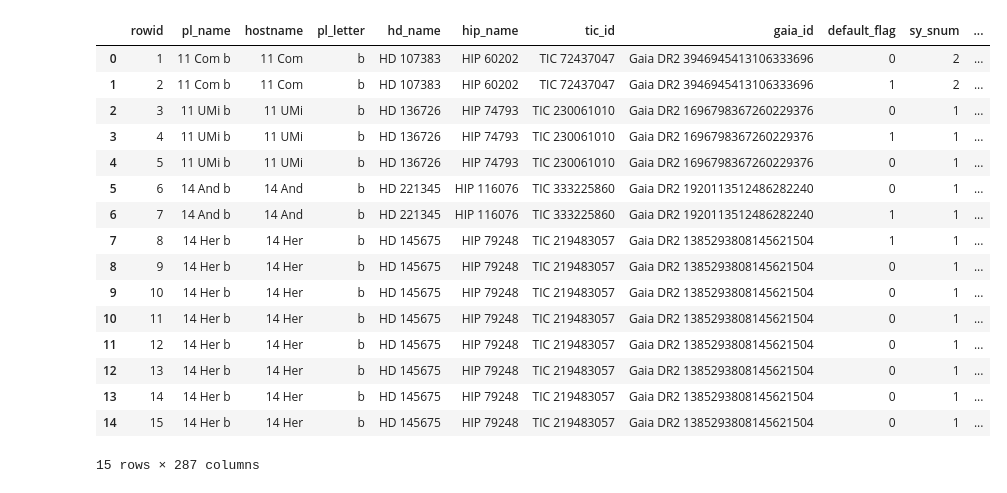
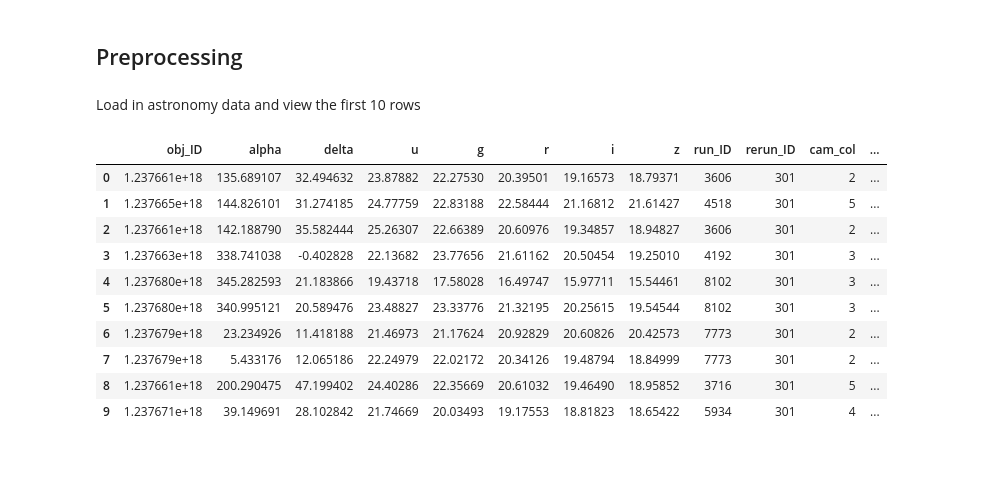
Before and after one commit to zhutchens/astronomy_analysis, a Jupyter notebook: astronomy.ipynb, the cells around one changed output. Drawn from its saved outputs; the diff is of its cells as text; code cells hidden in the pictures; blank space fills up the shorter version.

```diff
--- a/astronomy.ipynb
+++ b/astronomy.ipynb
@@ -8,21 +10,19 @@ warnings.filterwarnings('ignore')
+# %% [markdown]
+<h2>Preprocessing</h2>
+# %% [markdown]
+Load in astronomy data and view the first 10 rows
 # %%
-planetary_data = pd.read_csv('data/NASA_Exoplanet_Planetary.csv')
-planetary_data.head(15)
+astronomy_data = pd.read_csv('data/star_classification.csv')
+astronomy_data.head(10)
 # %% [output]
-|  | rowid | pl_name | hostname | pl_letter | hd_name | hip_name | tic_id | gaia_id | default_flag | sy_snum | ... |
-| 0 | 1 | 11 Com b | 11 Com | b | HD 107383 | HIP 60202 | TIC 72437047 | Gaia DR2 3946945413106333696 | 0 | 2 | ... |
-| 1 | 2 | 11 Com b | 11 Com | b | HD 107383 | HIP 60202 | TIC 72437047 | Gaia DR2 3946945413106333696 | 1 | 2 | ... |
-| 2 | 3 | 11 UMi b | 11 UMi | b | HD 136726 | HIP 74793 | TIC 230061010 | Gaia DR2 1696798367260229376 | 0 | 1 | ... |
-| 3 | 4 | 11 UMi b | 11 UMi | b | HD 136726 | HIP 74793 | TIC 230061010 | Gaia DR2 1696798367260229376 | 1 | 1 | ... |
-| 4 | 5 | 11 UMi b | 11 UMi | b | HD 136726 | HIP 74793 | TIC 230061010 | Gaia DR2 1696798367260229376 | 0 | 1 | ... |
-| 5 | 6 | 14 And b | 14 And | b | HD 221345 | HIP 116076 | TIC 333225860 | Gaia DR2 1920113512486282240 | 0 | 1 | ... |
-| 6 | 7 | 14 And b | 14 And | b | HD 221345 | HIP 116076 | TIC 333225860 | Gaia DR2 1920113512486282240 | 1 | 1 | ... |
-| 7 | 8 | 14 Her b | 14 Her | b | HD 145675 | HIP 79248 | TIC 219483057 | Gaia DR2 1385293808145621504 | 1 | 1 | ... |
-| 8 | 9 | 14 Her b | 14 Her | b | HD 145675 | HIP 79248 | TIC 219483057 | Gaia DR2 1385293808145621504 | 0 | 1 | ... |
-| 9 | 10 | 14 Her b | 14 Her | b | HD 145675 | HIP 79248 | TIC 219483057 | Gaia DR2 1385293808145621504 | 0 | 1 | ... |
-| 10 | 11 | 14 Her b | 14 Her | b | HD 145675 | HIP 79248 | TIC 219483057 | Gaia DR2 1385293808145621504 | 0 | 1 | ... |
-| 11 | 12 | 14 Her b | 14 Her | b | HD 145675 | HIP 79248 | TIC 219483057 | Gaia DR2 1385293808145621504 | 0 | 1 | ... |
-| 12 | 13 | 14 Her b | 14 Her | b | HD 145675 | HIP 79248 | TIC 219483057 | Gaia DR2 1385293808145621504 | 0 | 1 | ... |
-| 13 | 14 | 14 Her b | 14 Her | b | HD 145675 | HIP 79248 | TIC 219483057 | Gaia DR2 1385293808145621504 | 0 | 1 | ... |
-| 14 | 15 | 14 Her b | 14 Her | b | HD 145675 | HIP 79248 | TIC 219483057 | Gaia DR2 1385293808145621504 | 0 | 1 | ... |
+|  | obj_ID | alpha | delta | u | g | r | i | z | run_ID | rerun_ID | cam_col | ... |
+| 0 | 1.237661e+18 | 135.689107 | 32.494632 | 23.87882 | 22.27530 | 20.39501 | 19.16573 | 18.79371 | 3606 | 301 | 2 | ... |
+| 1 | 1.237665e+18 | 144.826101 | 31.274185 | 24.77759 | 22.83188 | 22.58444 | 21.16812 | 21.61427 | 4518 | 301 | 5 | ... |
+| 2 | 1.237661e+18 | 142.188790 | 35.582444 | 25.26307 | 22.66389 | 20.60976 | 19.34857 | 18.94827 | 3606 | 301 | 2 | ... |
+| 3 | 1.237663e+18 | 338.741038 | -0.402828 | 22.13682 | 23.77656 | 21.61162 | 20.50454 | 19.25010 | 4192 | 301 | 3 | ... |
+| 4 | 1.237680e+18 | 345.282593 | 21.183866 | 19.43718 | 17.58028 | 16.49747 | 15.97711 | 15.54461 | 8102 | 301 | 3 | ... |
+| 5 | 1.237680e+18 | 340.995121 | 20.589476 | 23.48827 | 23.33776 | 21.32195 | 20.25615 | 19.54544 | 8102 | 301 | 3 | ... |
+| 6 | 1.237679e+18 | 23.234926 | 11.418188 | 21.46973 | 21.17624 | 20.92829 | 20.60826 | 20.42573 | 7773 | 301 | 2 | ... |
+| 7 | 1.237679e+18 | 5.433176 | 12.065186 | 22.24979 | 22.02172 | 20.34126 | 19.48794 | 18.84999 | 7773 | 301 | 2 | ... |
+| 8 | 1.237661e+18 | 200.290475 | 47.199402 | 24.40286 | 22.35669 | 20.61032 | 19.46490 | 18.95852 | 3716 | 301 | 5 | ... |
+| 9 | 1.237671e+18 | 39.149691 | 28.102842 | 21.74669 | 20.03493 | 19.17553 | 18.81823 | 18.65422 | 5934 | 301 | 4 | ... |
-15 rows × 287 columns
```
Also changed, not shown: parts of 65 cells of this notebook, 3 other files.
